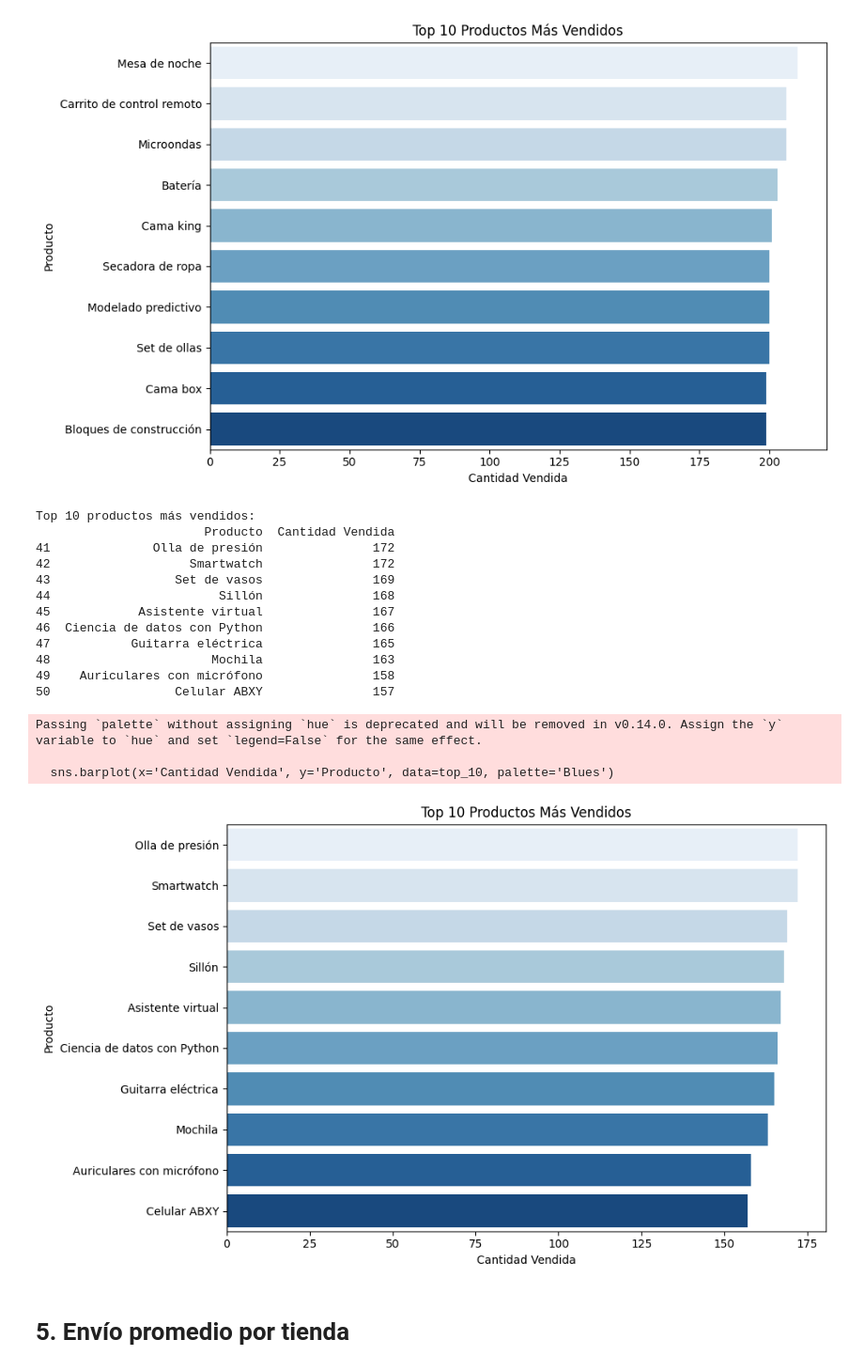
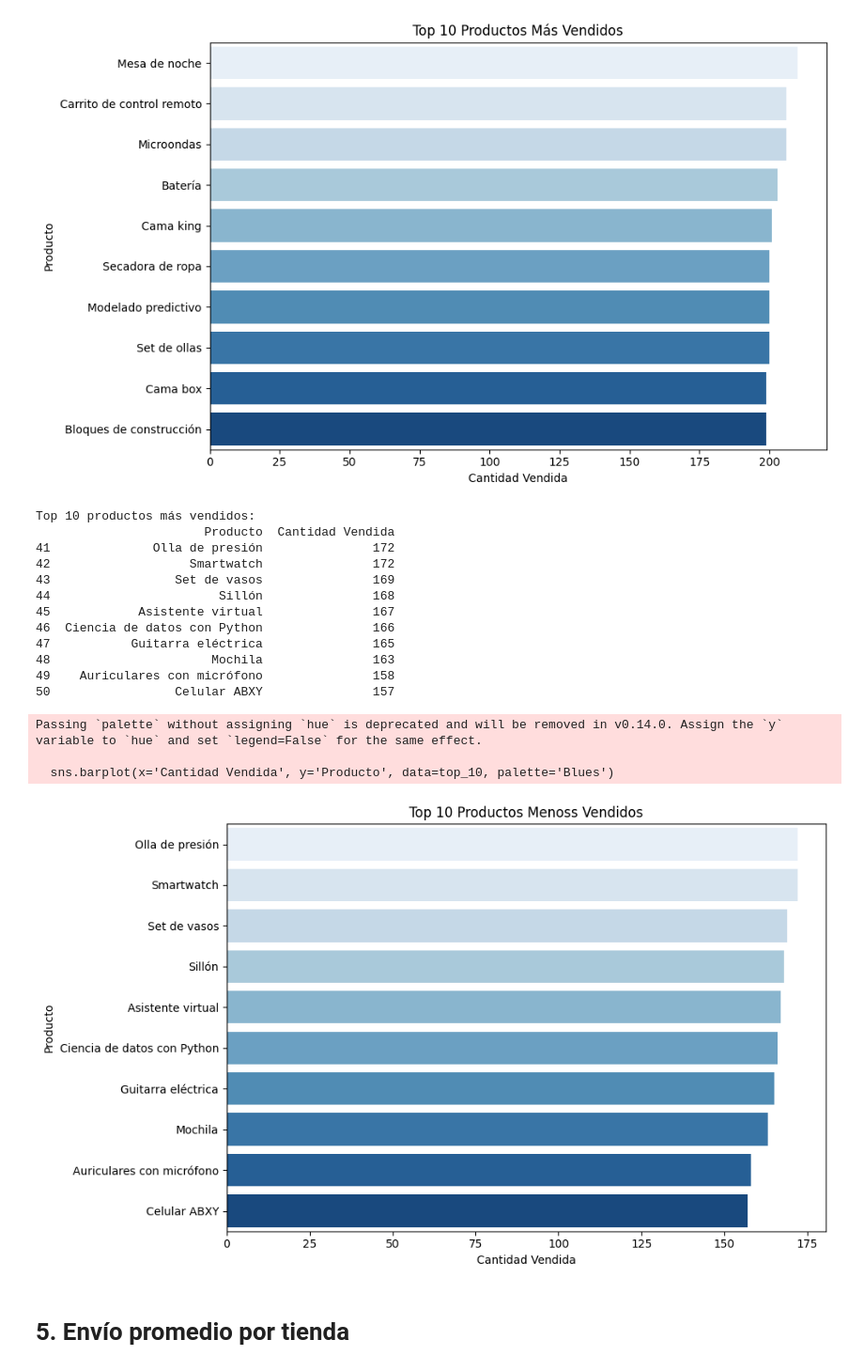
Before and after one commit to jkmolina30/Data_Science-Challenge_Alura_Store, a Jupyter notebook: AluraStoreLatam.ipynb, the cells around one changed output. Shown at 94% size. Cells and saved outputs as stored; diff of their text form; code cells hidden in the pictures.

```diff
--- a/AluraStoreLatam.ipynb
+++ b/AluraStoreLatam.ipynb
@@ -402,38 +213,38 @@ Passing `palette` without assigning `hue` is deprecated and will be removed in v
 import seaborn as sns
 import matplotlib.pyplot as plt
 
-#TOP 10 DE PRODUCTOS MAS VENDIDOS
+#TOP 10 DE PRODUCTOS MENOS VENDIDOS
 print("Top 10 productos más vendidos:")
 print(ventas_por_producto.tail(10))
 
 
 
 top_10 = ventas_por_producto.tail(10)
 
 plt.figure(figsize=(10, 6))
 sns.barplot(x='Cantidad Vendida', y='Producto', data=top_10, palette='Blues')
-plt.title('Top 10 Productos Más Vendidos')
+plt.title('Top 10 Productos Menoss Vendidos')
 plt.xlabel('Cantidad Vendida')
 plt.ylabel('Producto')
 plt.tight_layout()
 plt.show()
 # %% [output]
 Top 10 productos más vendidos:
                        Producto  Cantidad Vendida
 41              Olla de presión               172
 42                   Smartwatch               172
 43                 Set de vasos               169
 44                       Sillón               168
 45            Asistente virtual               167
 46  Ciencia de datos con Python               166
 47           Guitarra eléctrica               165
 48                      Mochila               163
 49    Auriculares con micrófono               158
 50                 Celular ABXY               157
 Passing `palette` without assigning `hue` is deprecated and will be removed in v0.14.0. Assign the `y` variable to `hue` and set `legend=False` for the same effect.
 
   sns.barplot(x='Cantidad Vendida', y='Producto', data=top_10, palette='Blues')
-[figure, old version]
+[figure, new version]
 # %% [markdown]
 # 5. Envío promedio por tienda
 # %%
```
Also changed, not shown: parts of 14 cells of this notebook.
